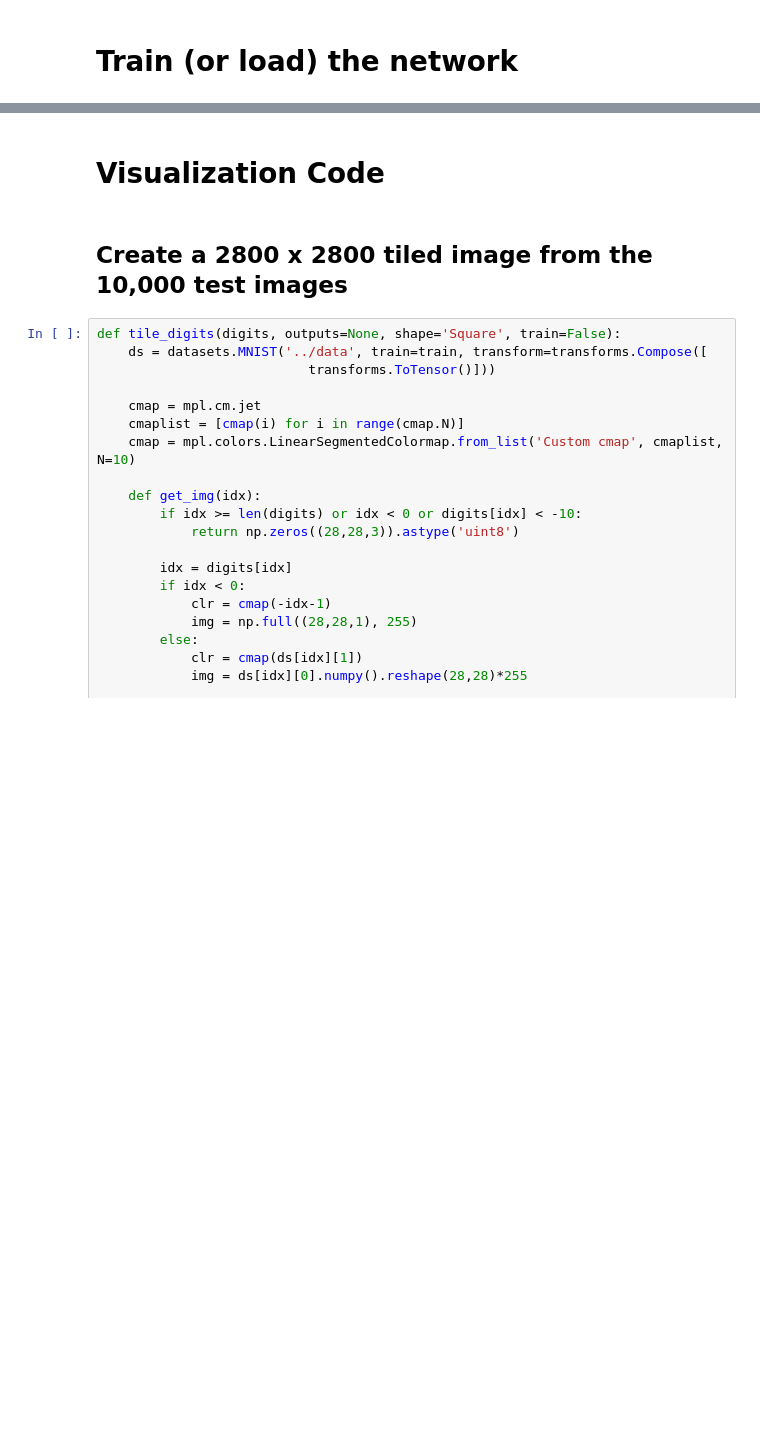
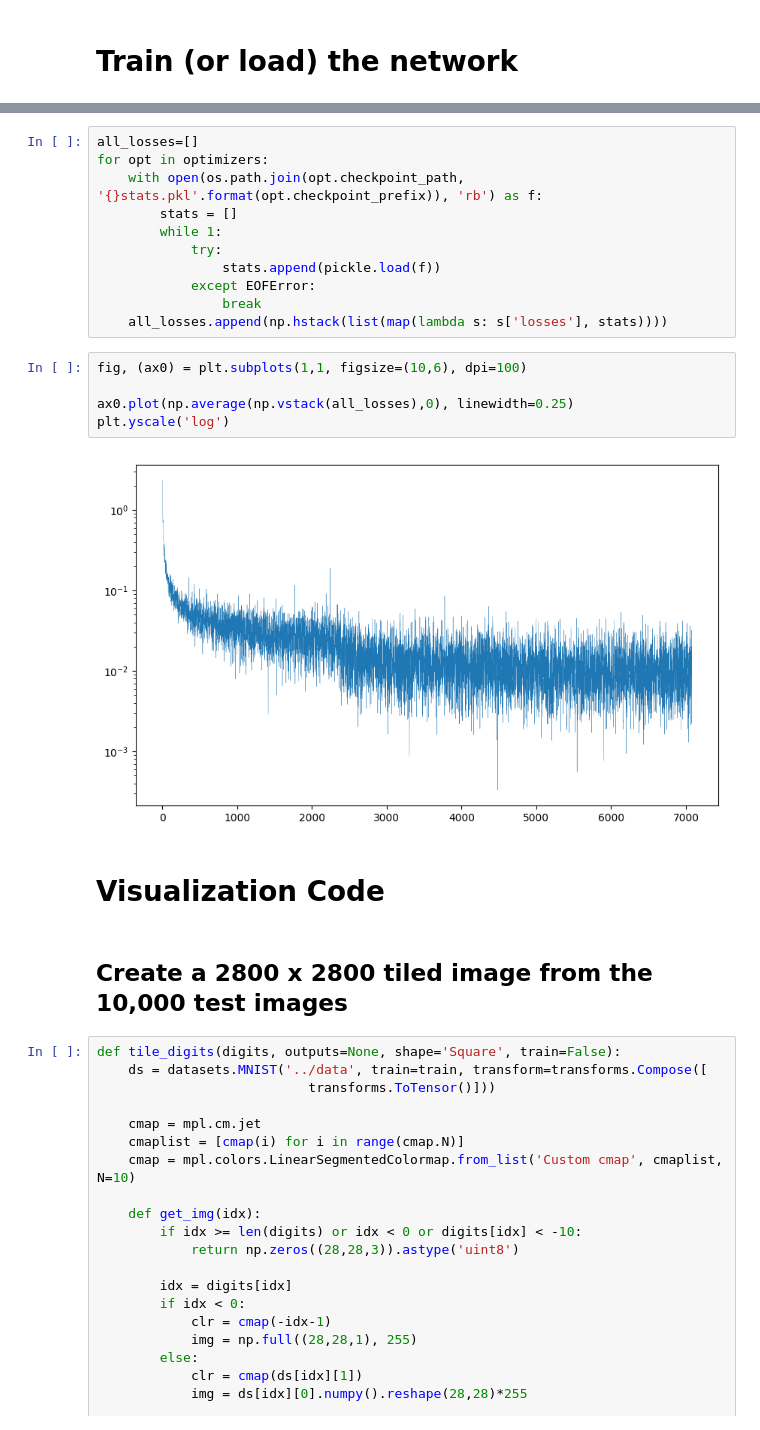
Before and after one commit to steedly/Reading, a Jupyter notebook: mnist.ipynb, the cells around one changed output, grey strips where cells are left out. Drawn from its saved outputs; the diff is of its cells as text; blank space fills up the shorter version.

```diff
--- a/mnist.ipynb
+++ b/mnist.ipynb
@@ -479,3 +549,21 @@ Epoch | Time          | Loss           | Accuracy
+# %%
+all_losses=[]
+for opt in optimizers:
+    with open(os.path.join(opt.checkpoint_path, '{}stats.pkl'.format(opt.checkpoint_prefix)), 'rb') as f:
+        stats = []
+        while 1:
+            try:
+                stats.append(pickle.load(f))
+            except EOFError:
+                break
+    all_losses.append(np.hstack(list(map(lambda s: s['losses'], stats))))
+# %%
+fig, (ax0) = plt.subplots(1,1, figsize=(10,6), dpi=100)
+
+ax0.plot(np.average(np.vstack(all_losses),0), linewidth=0.25)
+plt.yscale('log')
+# %% [output]
+[figure, added]
 # %% [markdown]
 # Visualization Code
 # %% [markdown]
```
Also changed, not shown: parts of 28 cells of this notebook.
